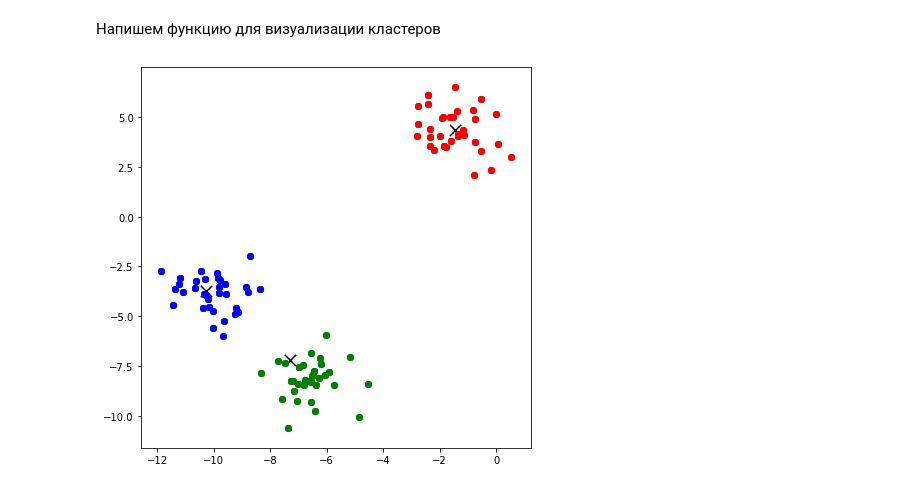
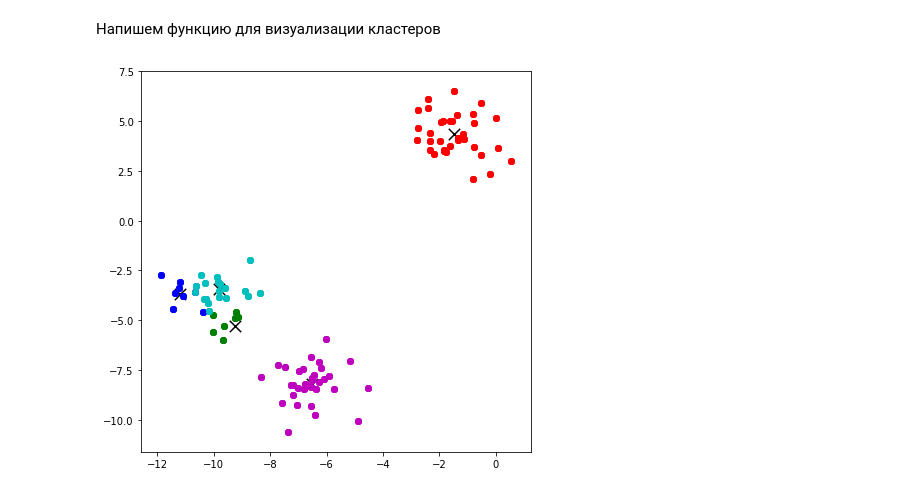
Before and after one commit to salexey1990/gb, a Jupyter notebook: ml-algorithms/hw07.ipynb, the cells around one changed output. Cells and saved outputs as stored; diff of their text form; code cells hidden in the pictures.

```diff
--- a/ml-algorithms/hw07.ipynb
+++ b/ml-algorithms/hw07.ipynb
@@ -154,7 +154,7 @@ def kmeans(data, k, max_iterations, min_distance):
 Напишем функцию для визуализации кластеров
 # %%
 def visualize(centroids, classes):
-    colors = ['r', 'g', 'b']
+    colors = ['r', 'g', 'b', 'c', 'm']
 
     plt.figure(figsize=(7,7))
 
@@ -171,15 +171,15 @@ def visualize(centroids, classes):
 # %%
 # определим максимальное количество итераций
 max_iterations = 3
 
 # и минимальное расстояние между центроидами до пересчета и после него, при котором нужно остановить алгоритм
 min_distance = 1e-4
 
 # сразу определим известное нам количество кластеров
-k = 3
+k = 5
 
 centroids, clusters = kmeans(X, k, max_iterations, min_distance)
 
 visualize(centroids, clusters)
 # %% [output]
-[figure, old version]
+[figure, new version]
```
Also changed, not shown: parts of 3 cells of this notebook.
